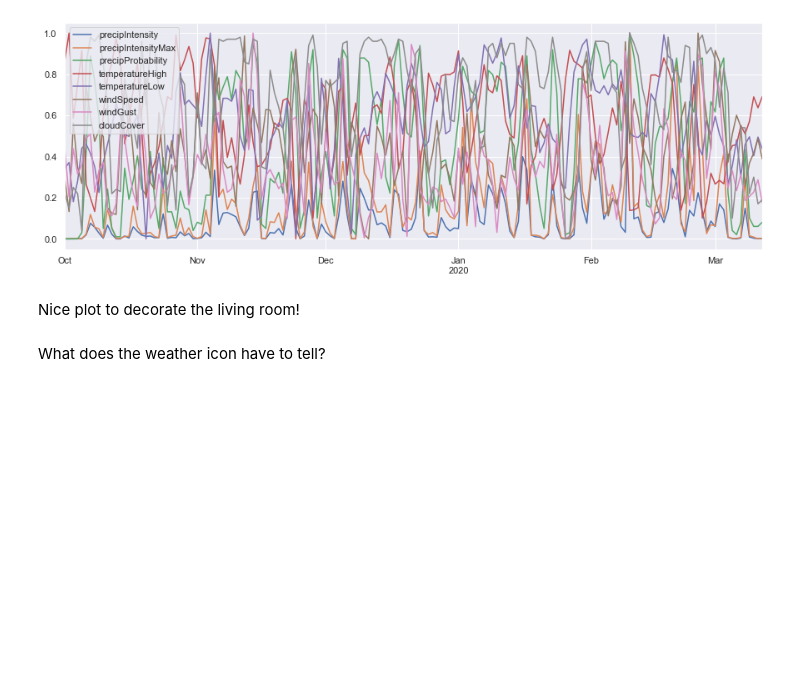
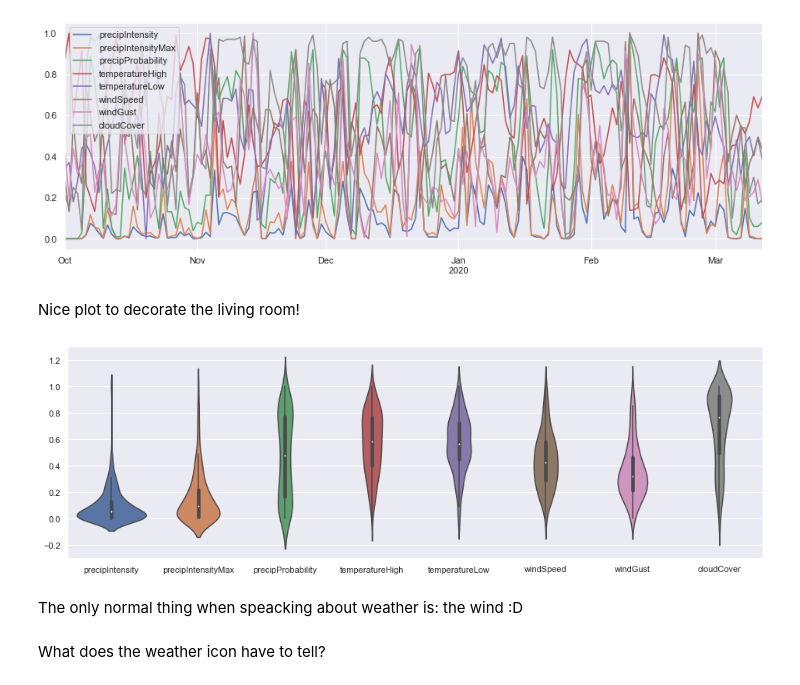
Before and after one commit to akanelson/ds4a, a Jupyter notebook: initial_exploratory_analysis/07 - How to load weather per date.ipynb, the cells around one changed output. Saved outputs shown, nothing was run; the diff lists cells and outputs as text; code cells hidden in the pictures; blank space fills up the shorter version.

```diff
--- a/initial_exploratory_analysis/07 - How to load weather per date.ipynb
+++ b/initial_exploratory_analysis/07 - How to load weather per date.ipynb
@@ -101,6 +101,15 @@ dfn.plot(figsize=(15,5));
 [figure]
 # %% [markdown]
 Nice plot to decorate the living room!
+# %%
+# We should not pay attention to the y value. Just to the distribution form of the normalized values.
+selection = [col for col in df.columns if col not in ['icon', 'summary']]
+plt.figure(figsize=(16,5))
+sns.violinplot(data=dfn, orient='v');
+# %% [output]
+[figure, added]
+# %% [markdown]
+The only normal thing when speacking about weather is: the wind :D
 # %% [markdown]
 What does the weather icon have to tell?
 # %%
```
Also changed, not shown: parts of 4 cells of this notebook, 1 other file.
